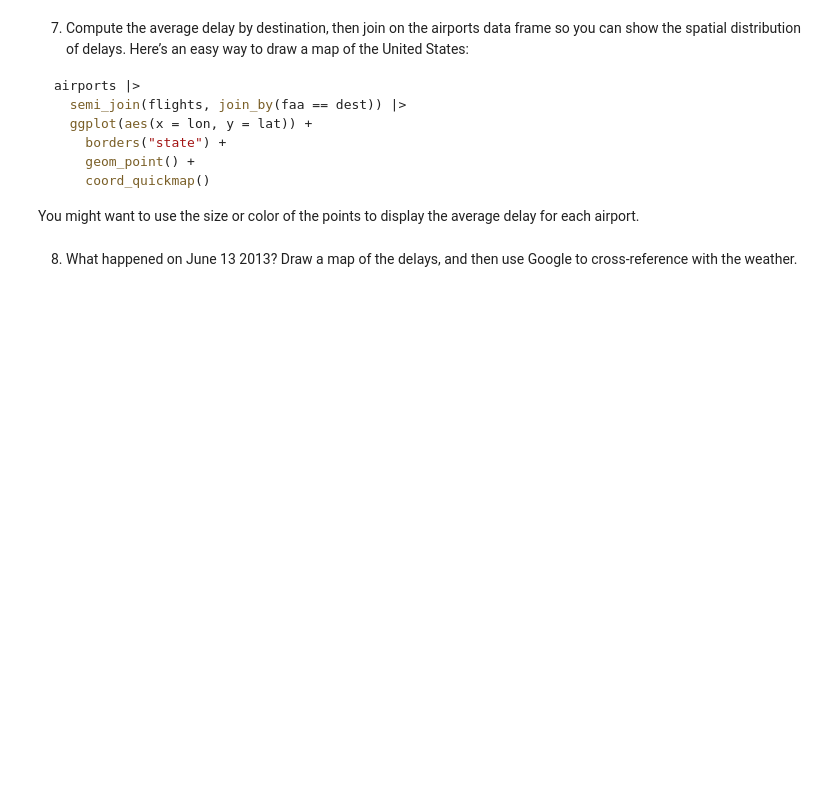
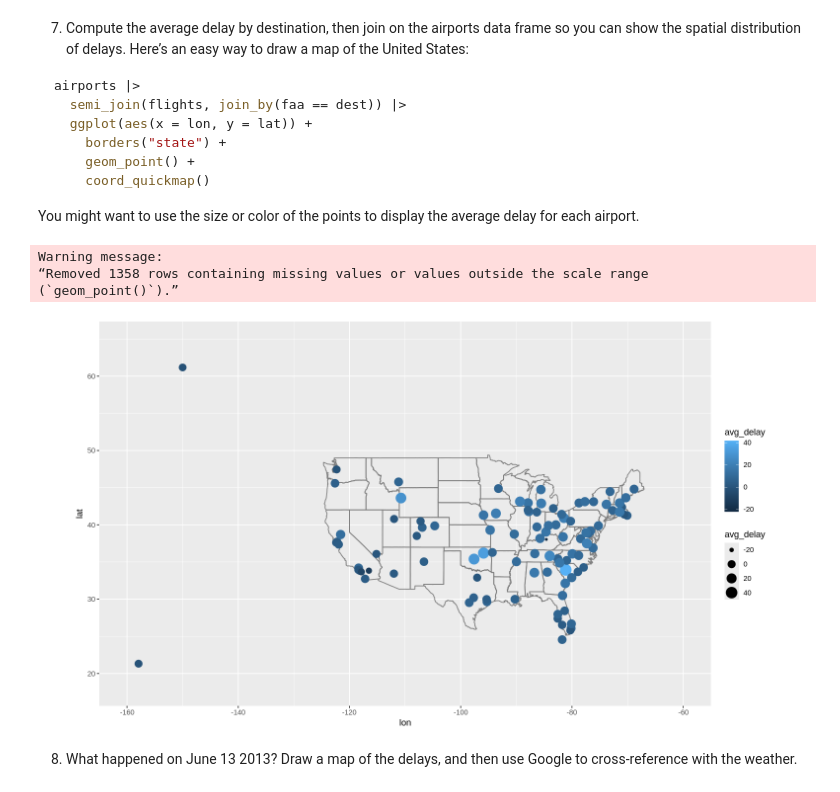
Before and after one commit to Brandy-Corwin/R-for-DS-exercises, a Jupyter notebook: Week_10_Assignments.ipynb, the cells around one changed output. Drawn from its saved outputs; the diff is of its cells as text; code cells hidden in the pictures; blank space fills up the shorter version.

````diff
--- a/Week_10_Assignments.ipynb
+++ b/Week_10_Assignments.ipynb
@@ -41,5 +245,24 @@ airports |>
     coord_quickmap()
 ```
 You might want to use the size or color of the points to display the average delay for each airport.
+# %%
+flights3 = flights |>
+    group_by(dest) |>
+    summarize(avg_delay = mean(arr_delay, na.rm = TRUE))
+
+options(repr.plot.width = 13, repr.plot.height = 7)
+airports |>
+  left_join(flights3, join_by(faa == dest)) |>
+  ggplot(aes(x = lon, y = lat)) +
+    borders("state") +
+    geom_point(aes(size = avg_delay, color = avg_delay)) +
+    coord_quickmap() +
+    xlim(-160, -60) +
+    ylim(18, 65)
+# %% [output]
+Warning message:
+“Removed 1358 rows containing missing values or values outside the scale range
+(`geom_point()`).”
+[figure, added]
 # %% [markdown]
 8. What happened on June 13 2013? Draw a map of the delays, and then use Google to cross-reference with the weather.
````
Also changed, not shown: parts of 22 cells of this notebook.
